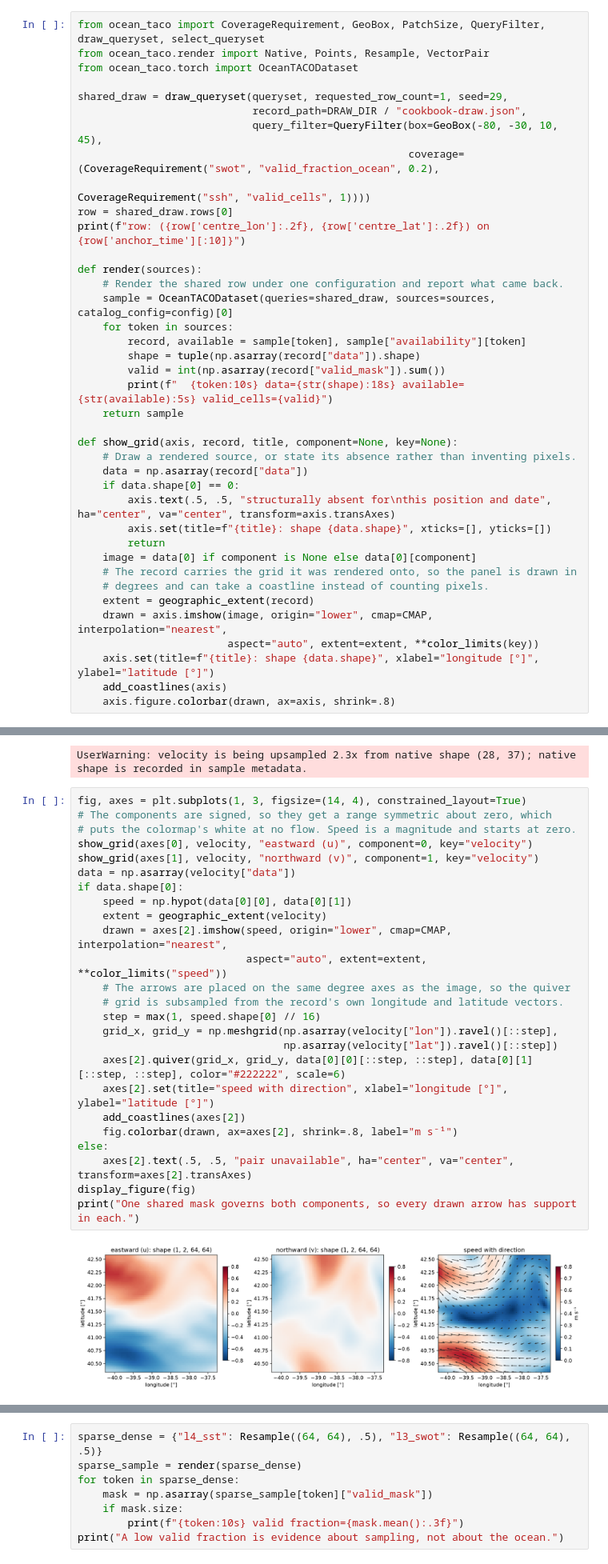
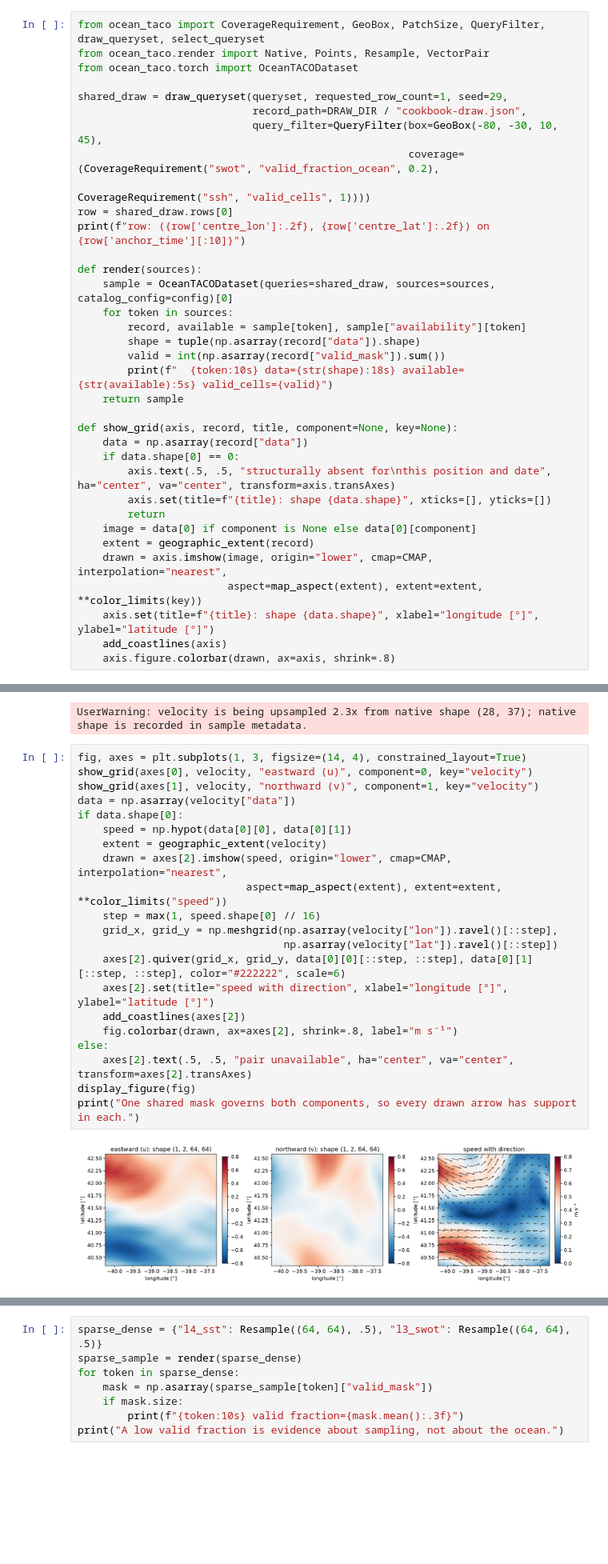
Before and after one commit to nilsleh/oceanTACO, a Jupyter notebook: docs/tutorials/ml_configuration_cookbook.ipynb, the cells around one changed output, grey strips where cells are left out. Shown at 80% size. Saved outputs shown, nothing was run; the diff lists cells and outputs as text; blank space fills up the shorter version.

```diff
--- a/docs/tutorials/ml_configuration_cookbook.ipynb
+++ b/docs/tutorials/ml_configuration_cookbook.ipynb
@@ -238,7 +233,6 @@ row = shared_draw.rows[0]
 print(f"row: ({row['centre_lon']:.2f}, {row['centre_lat']:.2f}) on {row['anchor_time'][:10]}")
 
 def render(sources):
-    # Render the shared row under one configuration and report what came back.
     sample = OceanTACODataset(queries=shared_draw, sources=sources, catalog_config=config)[0]
     for token in sources:
         record, available = sample[token], sample["availability"][token]
@@ -248,18 +242,15 @@ def render(sources):
     return sample
 
 def show_grid(axis, record, title, component=None, key=None):
-    # Draw a rendered source, or state its absence rather than inventing pixels.
     data = np.asarray(record["data"])
     if data.shape[0] == 0:
         axis.text(.5, .5, "structurally absent for\nthis position and date", ha="center", va="center", transform=axis.transAxes)
         axis.set(title=f"{title}: shape {data.shape}", xticks=[], yticks=[])
         return
     image = data[0] if component is None else data[0][component]
-    # The record carries the grid it was rendered onto, so the panel is drawn in
-    # degrees and can take a coastline instead of counting pixels.
     extent = geographic_extent(record)
     drawn = axis.imshow(image, origin="lower", cmap=CMAP, interpolation="nearest",
-                        aspect="auto", extent=extent, **color_limits(key))
+                        aspect=map_aspect(extent), extent=extent, **color_limits(key))
     axis.set(title=f"{title}: shape {data.shape}", xlabel="longitude [°]", ylabel="latitude [°]")
     add_coastlines(axis)
     axis.figure.colorbar(drawn, ax=axis, shrink=.8)
@@ -347,31 +331,27 @@ speed max=0.717 m/s, pair_available=True
 UserWarning: velocity is being upsampled 2.3x from native shape (28, 37); native shape is recorded in sample metadata.
 # %%
 fig, axes = plt.subplots(1, 3, figsize=(14, 4), constrained_layout=True)
-# The components are signed, so they get a range symmetric about zero, which
-# puts the colormap's white at no flow. Speed is a magnitude and starts at zero.
 show_grid(axes[0], velocity, "eastward (u)", component=0, key="velocity")
 show_grid(axes[1], velocity, "northward (v)", component=1, key="velocity")
 data = np.asarray(velocity["data"])
 if data.shape[0]:
     speed = np.hypot(data[0][0], data[0][1])
     extent = geographic_extent(velocity)
     drawn = axes[2].imshow(speed, origin="lower", cmap=CMAP, interpolation="nearest",
-                           aspect="auto", extent=extent, **color_limits("speed"))
-    # The arrows are placed on the same degree axes as the image, so the quiver
-    # grid is subsampled from the record's own longitude and latitude vectors.
+                           aspect=map_aspect(extent), extent=extent, **color_limits("speed"))
     step = max(1, speed.shape[0] // 16)
     grid_x, grid_y = np.meshgrid(np.asarray(velocity["lon"]).ravel()[::step],
                                  np.asarray(velocity["lat"]).ravel()[::step])
     axes[2].quiver(grid_x, grid_y, data[0][0][::step, ::step], data[0][1][::step, ::step], color="#222222", scale=6)
     axes[2].set(title="speed with direction", xlabel="longitude [°]", ylabel="latitude [°]")
     add_coastlines(axes[2])
     fig.colorbar(drawn, ax=axes[2], shrink=.8, label="m s⁻¹")
 else:
     axes[2].text(.5, .5, "pair unavailable", ha="center", va="center", transform=axes[2].transAxes)
 display_figure(fig)
 print("One shared mask governs both components, so every drawn arrow has support in each.")
 # %% [output]
-[figure, old version]
+[figure, new version]
 One shared mask governs both components, so every drawn arrow has support in each.
 # %% [markdown]
 ## Sparse and dense sources in one configuration
```
Also changed, not shown: parts of 17 cells of this notebook, 10 other files.
